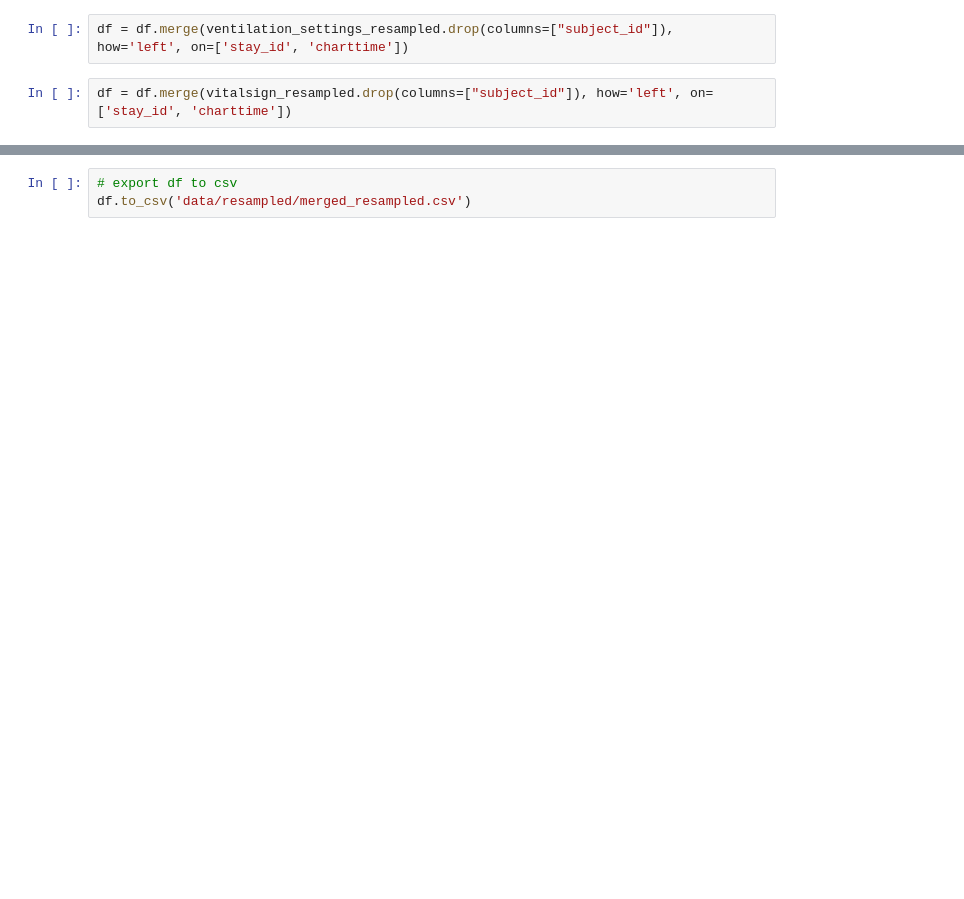
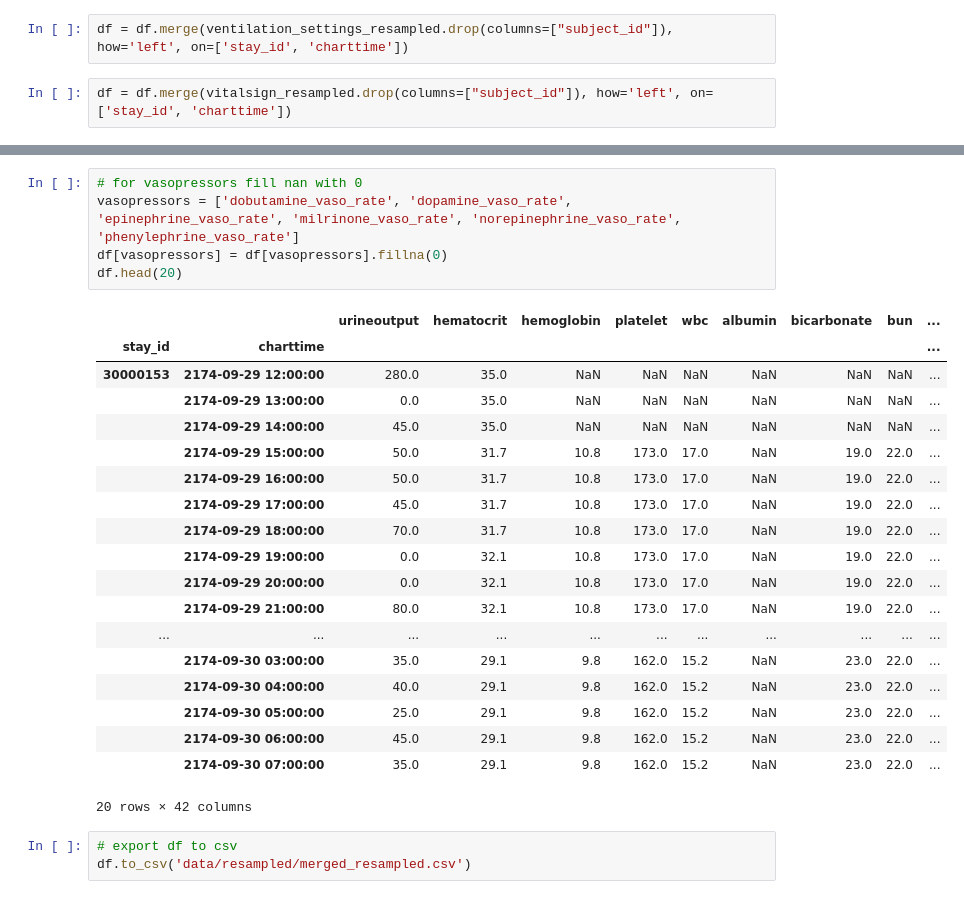
Before and after one commit to aegis301/MIMICTimeSeries, a Jupyter notebook: DataPreparation.ipynb, the cells around one changed output, grey strips where cells are left out. Drawn from its saved outputs; the diff is of its cells as text; blank space fills up the shorter version.

```diff
--- a/DataPreparation.ipynb
+++ b/DataPreparation.ipynb
@@ -516,3 +643,28 @@ df.head()
+# %%
+# for vasopressors fill nan with 0
+vasopressors = ['dobutamine_vaso_rate', 'dopamine_vaso_rate', 'epinephrine_vaso_rate', 'milrinone_vaso_rate', 'norepinephrine_vaso_rate', 'phenylephrine_vaso_rate']
+df[vasopressors] = df[vasopressors].fillna(0)
+df.head(20)
+# %% [output]
+|  |  | urineoutput | hematocrit | hemoglobin | platelet | wbc | albumin | bicarbonate | bun | ... |
+| stay_id | charttime |  |  |  |  |  |  |  |  | ... |
+| 30000153 | 2174-09-29 12:00:00 | 280.0 | 35.0 | NaN | NaN | NaN | NaN | NaN | NaN | ... |
+|  | 2174-09-29 13:00:00 | 0.0 | 35.0 | NaN | NaN | NaN | NaN | NaN | NaN | ... |
+|  | 2174-09-29 14:00:00 | 45.0 | 35.0 | NaN | NaN | NaN | NaN | NaN | NaN | ... |
+|  | 2174-09-29 15:00:00 | 50.0 | 31.7 | 10.8 | 173.0 | 17.0 | NaN | 19.0 | 22.0 | ... |
+|  | 2174-09-29 16:00:00 | 50.0 | 31.7 | 10.8 | 173.0 | 17.0 | NaN | 19.0 | 22.0 | ... |
+|  | 2174-09-29 17:00:00 | 45.0 | 31.7 | 10.8 | 173.0 | 17.0 | NaN | 19.0 | 22.0 | ... |
+|  | 2174-09-29 18:00:00 | 70.0 | 31.7 | 10.8 | 173.0 | 17.0 | NaN | 19.0 | 22.0 | ... |
+|  | 2174-09-29 19:00:00 | 0.0 | 32.1 | 10.8 | 173.0 | 17.0 | NaN | 19.0 | 22.0 | ... |
+|  | 2174-09-29 20:00:00 | 0.0 | 32.1 | 10.8 | 173.0 | 17.0 | NaN | 19.0 | 22.0 | ... |
+|  | 2174-09-29 21:00:00 | 80.0 | 32.1 | 10.8 | 173.0 | 17.0 | NaN | 19.0 | 22.0 | ... |
+| ... | ... | ... | ... | ... | ... | ... | ... | ... | ... | ... |
+|  | 2174-09-30 03:00:00 | 35.0 | 29.1 | 9.8 | 162.0 | 15.2 | NaN | 23.0 | 22.0 | ... |
+|  | 2174-09-30 04:00:00 | 40.0 | 29.1 | 9.8 | 162.0 | 15.2 | NaN | 23.0 | 22.0 | ... |
+|  | 2174-09-30 05:00:00 | 25.0 | 29.1 | 9.8 | 162.0 | 15.2 | NaN | 23.0 | 22.0 | ... |
+|  | 2174-09-30 06:00:00 | 45.0 | 29.1 | 9.8 | 162.0 | 15.2 | NaN | 23.0 | 22.0 | ... |
+|  | 2174-09-30 07:00:00 | 35.0 | 29.1 | 9.8 | 162.0 | 15.2 | NaN | 23.0 | 22.0 | ... |
+20 rows × 42 columns
 # %%
 # export df to csv
 df.to_csv('data/resampled/merged_resampled.csv')
```
Also changed, not shown: parts of 17 cells of this notebook.
